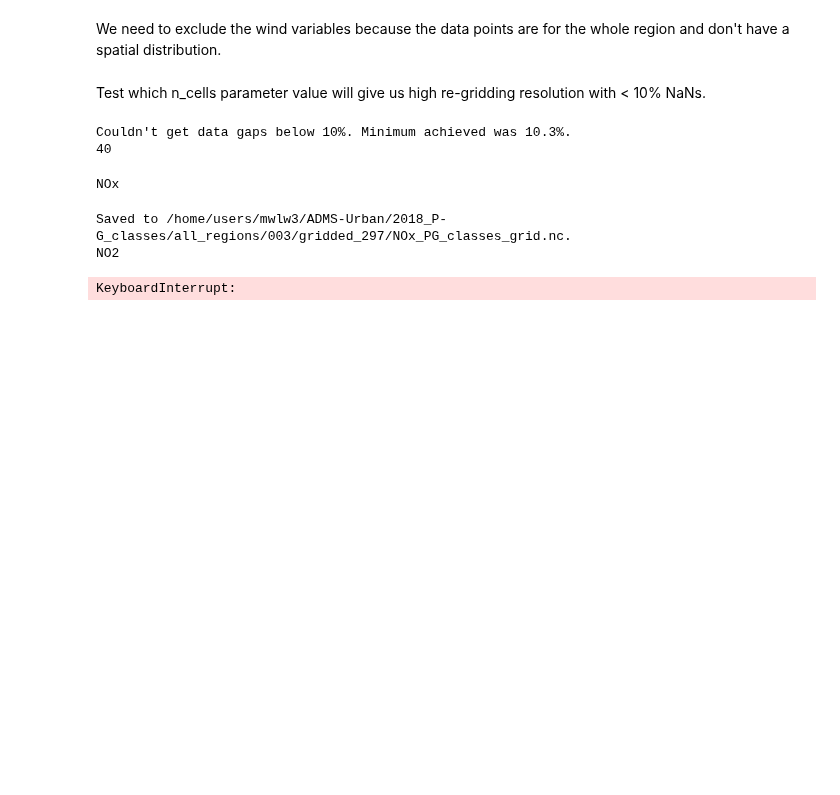
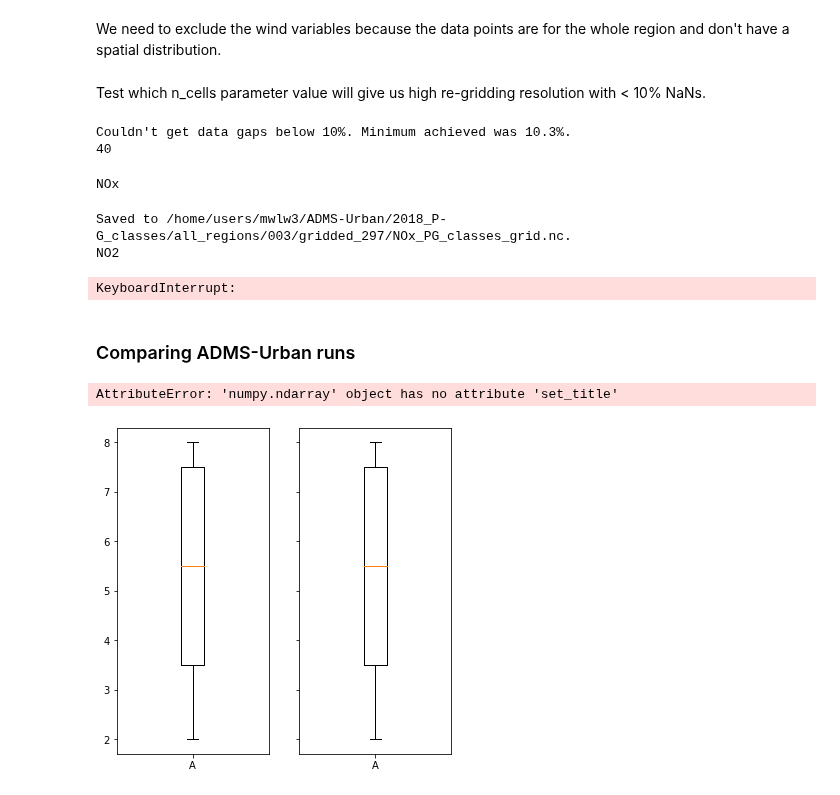
Before and after one commit to michellewl/AQmortality, a Jupyter notebook: P-G_ADMS-Urban_outputs.ipynb, the cells around one changed output. Drawn from its saved outputs; the diff is of its cells as text; code cells hidden in the pictures; blank space fills up the shorter version.

Commit message:
Writing code to compute and visualise statistics of the ADMS-Urban runs.

```diff
--- a/P-G_ADMS-Urban_outputs.ipynb
+++ b/P-G_ADMS-Urban_outputs.ipynb
@@ -297,3 +297,5 @@ NOx
 Saved to /home/users/mwlw3/ADMS-Urban/2018_P-G_classes/all_regions/003/gridded_297/NOx_PG_classes_grid.nc.
 NO2
 KeyboardInterrupt:
+# %% [markdown]
+### Comparing ADMS-Urban runs
@@ -299,0 +325,22 @@ KeyboardInterrupt:
+# %%
+stats = [{
+    "label": 'A',  # not required
+    "med": 5.5,
+    "q1": 3.5,
+    "q3": 7.5,
+    "whislo": 2.0,  # required
+    "whishi": 8.0,  # required
+    "fliers": []  # required if showfliers=True
+    }]
+
+fs = 10  # fontsize
+
+fig, axes = plt.subplots(nrows=1, ncols=2, figsize=(6, 6), sharey=True)
+axes = axes.ravel()
+axes[0].bxp(stats)
+axes[1].bxp(stats)
+axes.set_title('Boxplot for precalculated statistics', fontsize=fs)
+plt.show()
+# %% [output]
+AttributeError: 'numpy.ndarray' object has no attribute 'set_title'
+[figure, added]
```
Also changed, not shown: parts of 6 cells of this notebook.
